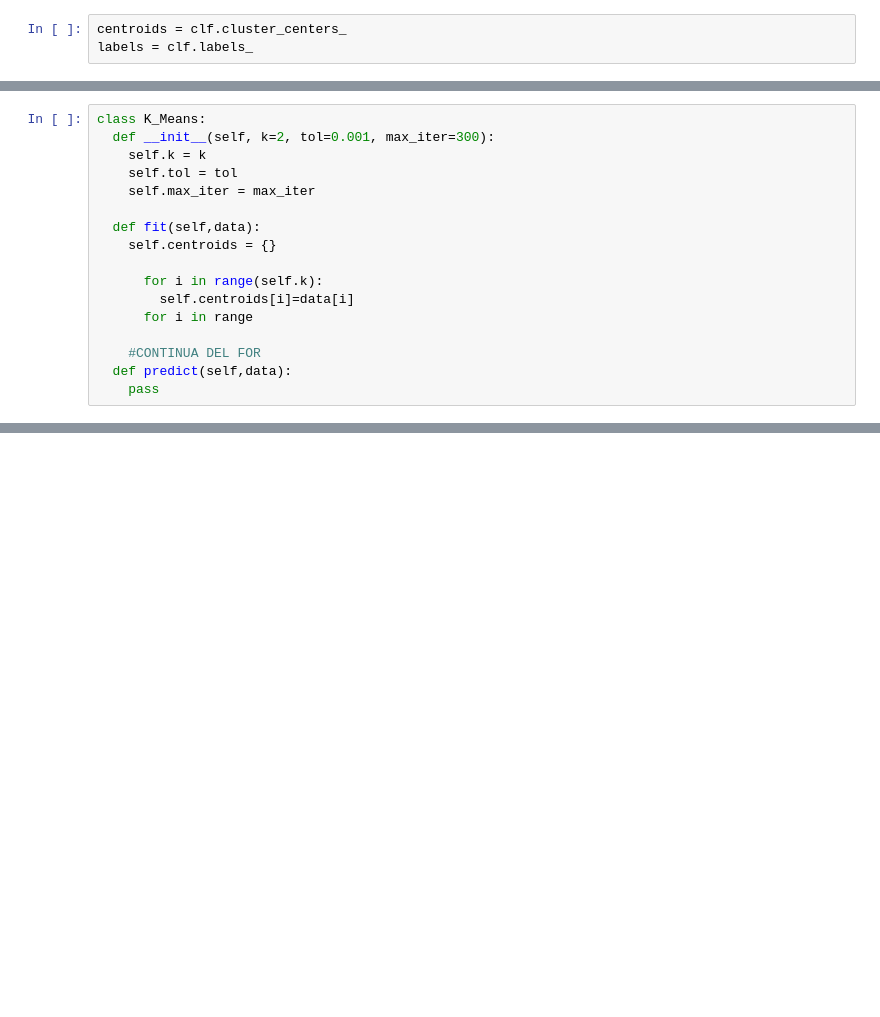
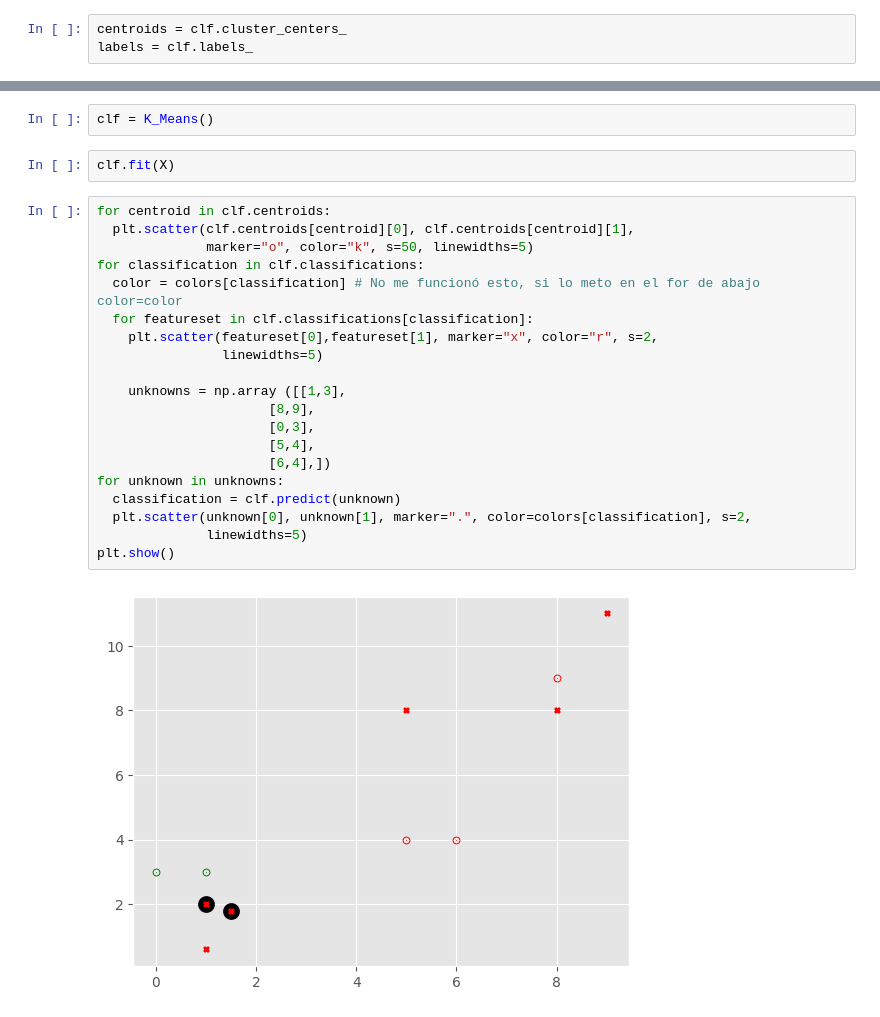
Before and after one commit to GerardoACR/toy-models-for-learning, a Jupyter notebook: EITCA_MachineLearning_5_(Clustering).ipynb, the cells around one changed output, grey strips where cells are left out. Drawn from its saved outputs; the diff is of its cells as text; blank space fills up the shorter version.

```diff
--- a/EITCA_MachineLearning_5_(Clustering).ipynb
+++ b/EITCA_MachineLearning_5_(Clustering).ipynb
@@ -143,17 +173,0 @@ plt.show()
-# %%
-class K_Means:
-  def __init__(self, k=2, tol=0.001, max_iter=300):
-    self.k = k
-    self.tol = tol
-    self.max_iter = max_iter
-
-  def fit(self,data):
-    self.centroids = {}
-
-      for i in range(self.k):
-        self.centroids[i]=data[i]
-      for i in range
-
-    #CONTINUA DEL FOR
-  def predict(self,data):
-    pass
@@ -159,0 +220,26 @@ class K_Means:
+# %%
+clf = K_Means()
+# %%
+clf.fit(X)
+# %%
+for centroid in clf.centroids:
+  plt.scatter(clf.centroids[centroid][0], clf.centroids[centroid][1],
+              marker="o", color="k", s=50, linewidths=5)
+for classification in clf.classifications:
+  color = colors[classification] # No me funcionó esto, si lo meto en el for de abajo color=color
+  for featureset in clf.classifications[classification]:
+    plt.scatter(featureset[0],featureset[1], marker="x", color="r", s=2,
+                linewidths=5)
+
+    unknowns = np.array ([[1,3],
+                      [8,9],
+                      [0,3],
+                      [5,4],
+                      [6,4],])
+for unknown in unknowns:
+  classification = clf.predict(unknown)
+  plt.scatter(unknown[0], unknown[1], marker=".", color=colors[classification], s=2,
+              linewidths=5)
+plt.show()
+# %% [output]
+[figure, added]
```
Also changed, not shown: parts of 18 cells of this notebook, 1 other file.
